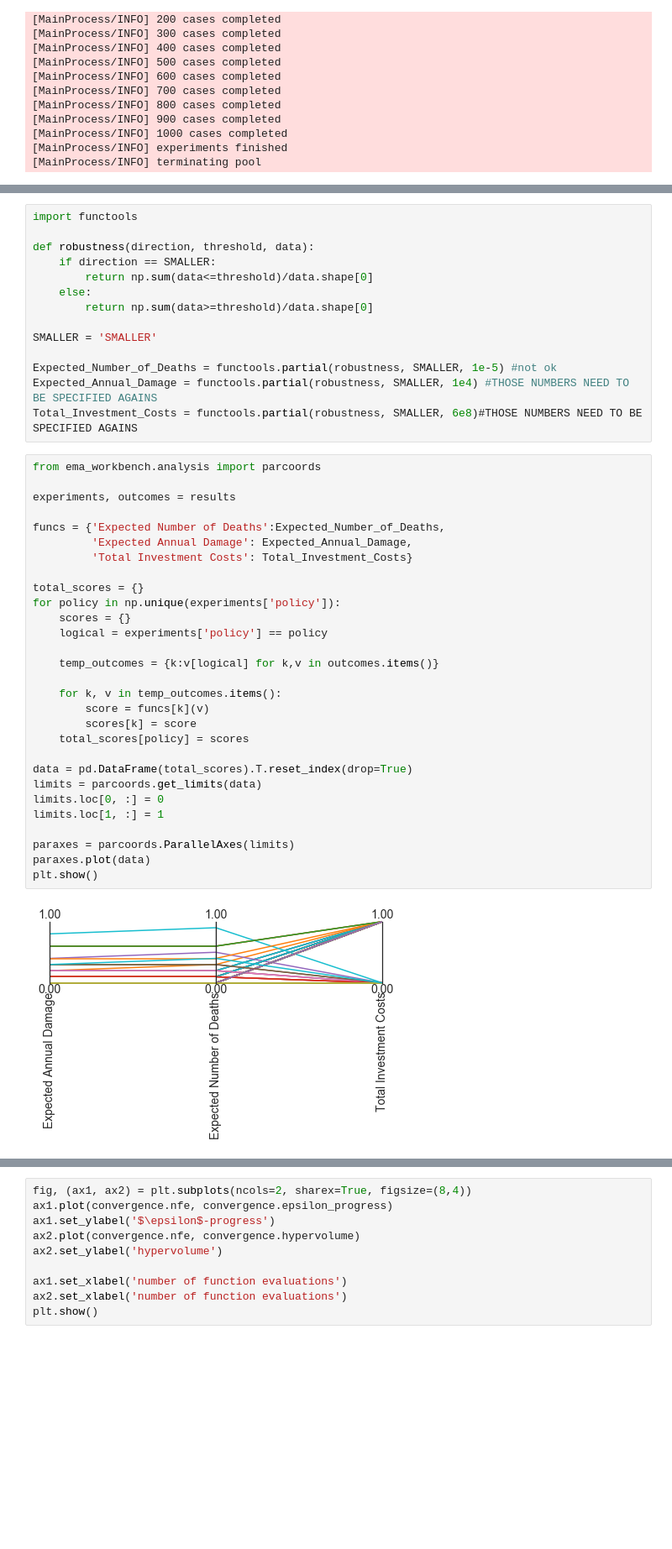
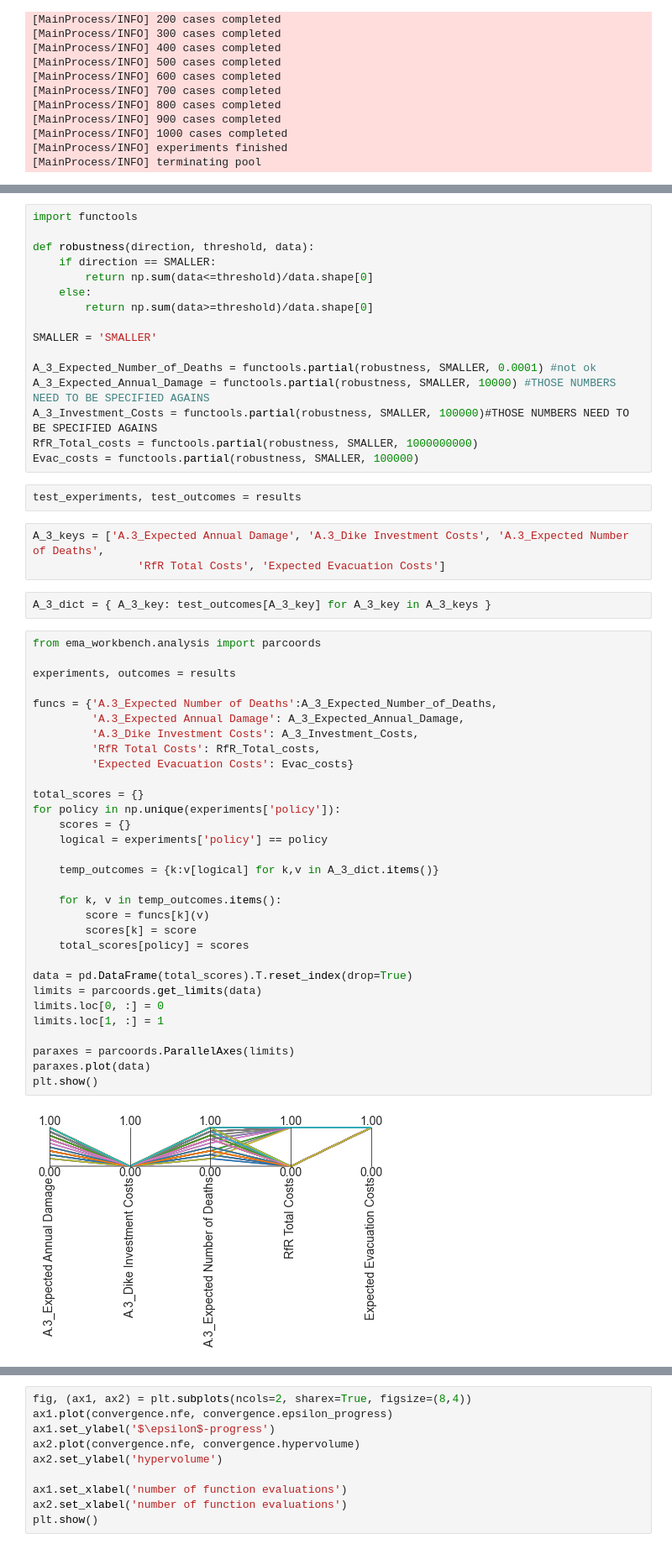
Before and after one commit to tamarvooijs/MBDM, a Jupyter notebook: final assignment/Optimization Moro-Laszlo.ipynb, the cells around one changed output, grey strips where cells are left out. Shown at 84% size. Saved outputs shown, nothing was run; the diff lists cells and outputs as text; blank space fills up the shorter version.

```diff
--- a/final assignment/Optimization Moro-Laszlo.ipynb
+++ b/final assignment/Optimization Moro-Laszlo.ipynb
@@ -217,37 +259,48 @@ def robustness(direction, threshold, data):
 
 SMALLER = 'SMALLER'
 
-Expected_Number_of_Deaths = functools.partial(robustness, SMALLER, 1e-5) #not ok
-Expected_Annual_Damage = functools.partial(robustness, SMALLER, 1e4) #THOSE NUMBERS NEED TO BE SPECIFIED AGAINS
-Total_Investment_Costs = functools.partial(robustness, SMALLER, 6e8)#THOSE NUMBERS NEED TO BE SPECIFIED AGAINS
+A_3_Expected_Number_of_Deaths = functools.partial(robustness, SMALLER, 0.0001) #not ok
+A_3_Expected_Annual_Damage = functools.partial(robustness, SMALLER, 10000) #THOSE NUMBERS NEED TO BE SPECIFIED AGAINS
+A_3_Investment_Costs = functools.partial(robustness, SMALLER, 100000)#THOSE NUMBERS NEED TO BE SPECIFIED AGAINS
+RfR_Total_costs = functools.partial(robustness, SMALLER, 1000000000)
+Evac_costs = functools.partial(robustness, SMALLER, 100000)
+# %%
+test_experiments, test_outcomes = results
+# %%
+A_3_keys = ['A.3_Expected Annual Damage', 'A.3_Dike Investment Costs', 'A.3_Expected Number of Deaths',
+                'RfR Total Costs', 'Expected Evacuation Costs']
+# %%
+A_3_dict = { A_3_key: test_outcomes[A_3_key] for A_3_key in A_3_keys }
 # %%
 from ema_workbench.analysis import parcoords
 
 experiments, outcomes = results
 
-funcs = {'Expected Number of Deaths':Expected_Number_of_Deaths,
-         'Expected Annual Damage': Expected_Annual_Damage,
-         'Total Investment Costs': Total_Investment_Costs}
+funcs = {'A.3_Expected Number of Deaths':A_3_Expected_Number_of_Deaths,
+         'A.3_Expected Annual Damage': A_3_Expected_Annual_Damage,
+         'A.3_Dike Investment Costs': A_3_Investment_Costs,
+         'RfR Total Costs': RfR_Total_costs,
+         'Expected Evacuation Costs': Evac_costs}
 
 total_scores = {}
 for policy in np.unique(experiments['policy']):
     scores = {}
     logical = experiments['policy'] == policy
 
-    temp_outcomes = {k:v[logical] for k,v in outcomes.items()}
+    temp_outcomes = {k:v[logical] for k,v in A_3_dict.items()}
 
     for k, v in temp_outcomes.items():
         score = funcs[k](v)
         scores[k] = score
     total_scores[policy] = scores
 
 data = pd.DataFrame(total_scores).T.reset_index(drop=True)
 limits = parcoords.get_limits(data)
 limits.loc[0, :] = 0
 limits.loc[1, :] = 1
 
 paraxes = parcoords.ParallelAxes(limits)
 paraxes.plot(data)
 plt.show()
 # %% [output]
-[figure, old version]
+[figure, new version]
```
Also changed, not shown: parts of 18 cells of this notebook.
